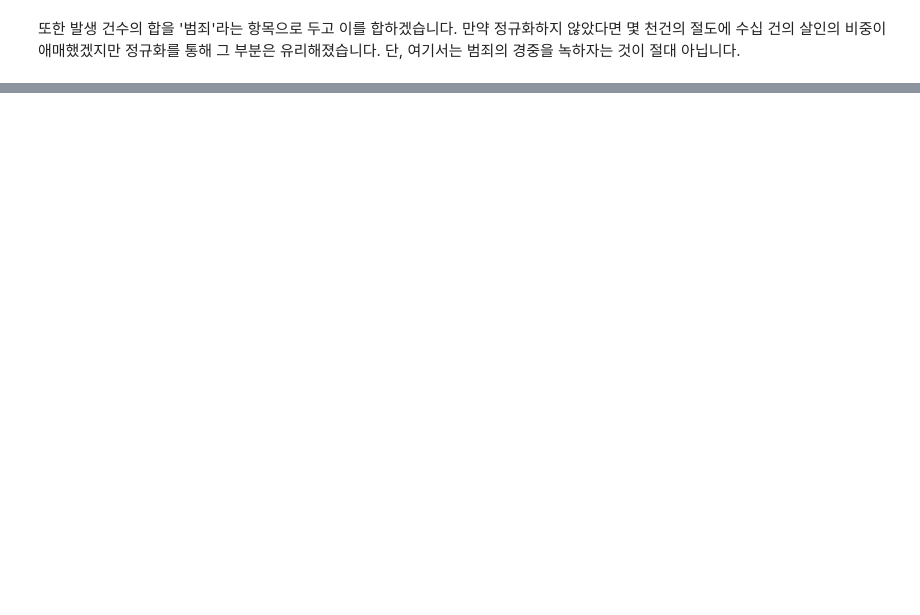
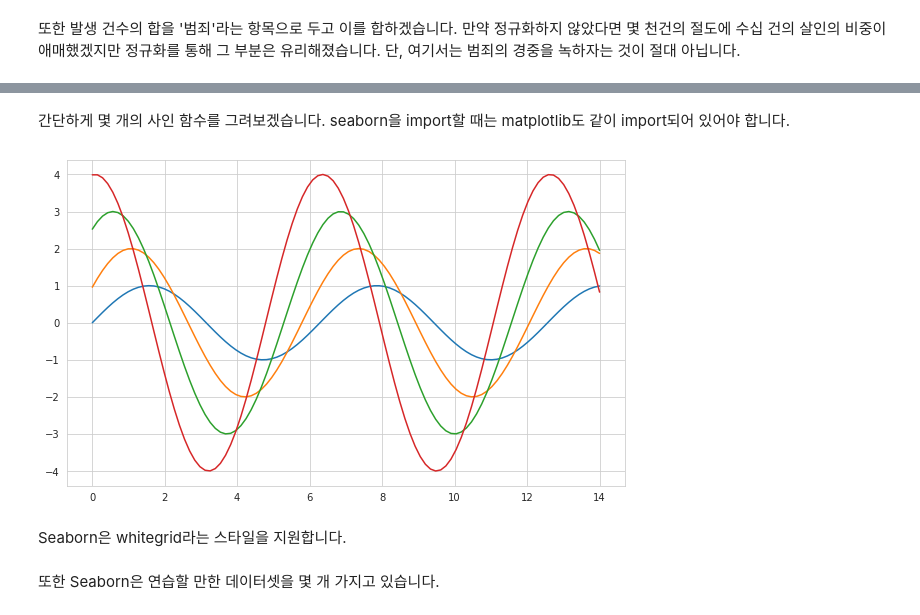
Before and after one commit to choiuikang/data_python, a Jupyter notebook: chapter-2.ipynb, the cells around one changed output, grey strips where cells are left out. Cells and saved outputs as stored; diff of their text form; code cells hidden in the pictures; blank space fills up the shorter version.

```diff
--- a/chapter-2.ipynb
+++ b/chapter-2.ipynb
@@ -496,0 +530,14 @@ crime_anal_norm.head()
+# %% [markdown]
+간단하게 몇 개의 사인 함수를 그려보겠습니다. seaborn을 import할 때는 matplotlib도 같이 import되어 있어야 합니다.
+# %%
+sns.set_style("whitegrid")
+
+plt.figure(figsize=(10,6))
+plt.plot(x,y1, x,y2, x,y3, x,y4)
+plt.show()
+# %% [output]
+[figure, added]
+# %% [markdown]
+Seaborn은 whitegrid라는 스타일을 지원합니다.
+# %% [markdown]
+또한 Seaborn은 연습할 만한 데이터셋을 몇 개 가지고 있습니다.
```
Also changed, not shown: parts of 81 cells of this notebook.
